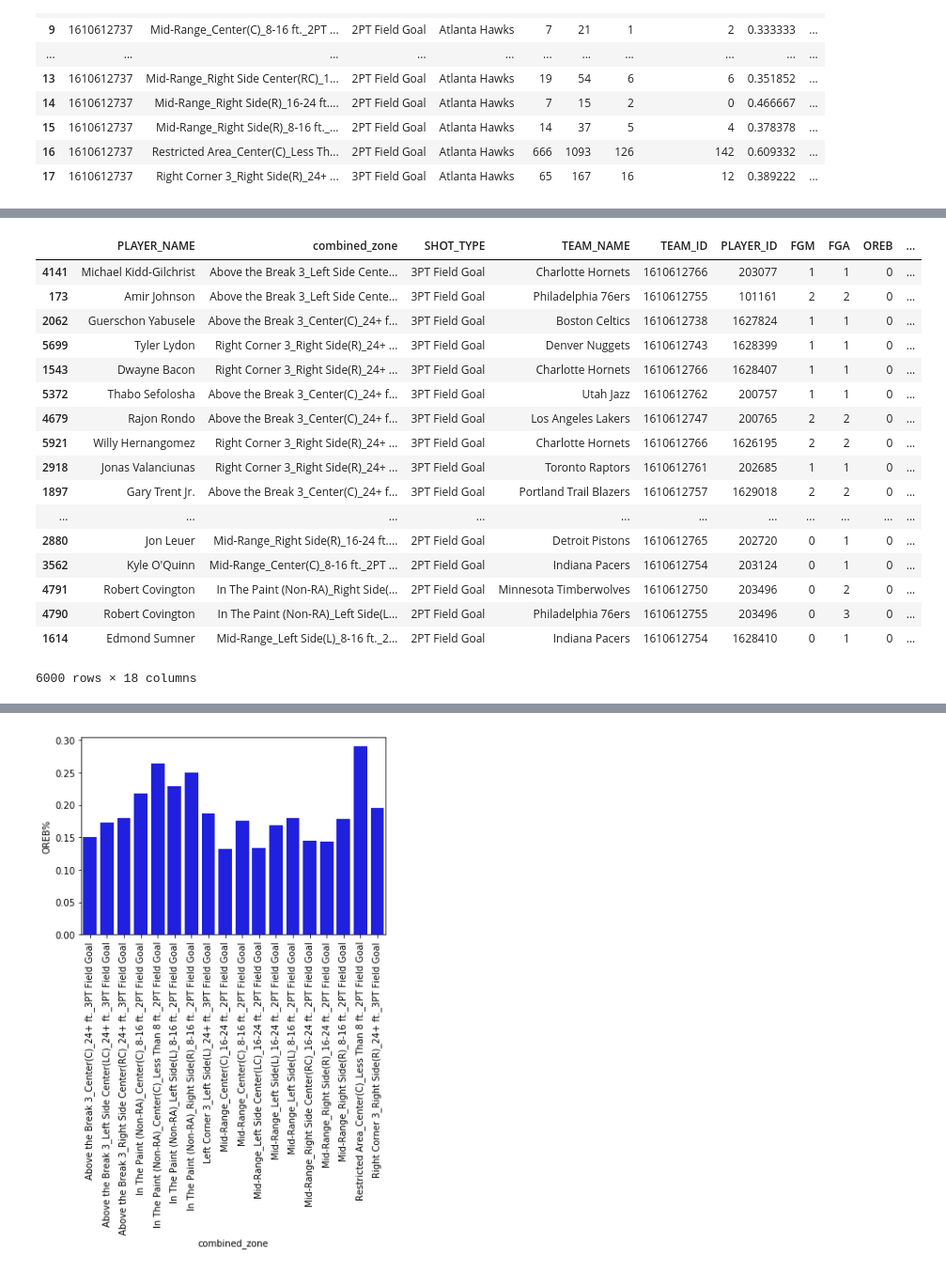
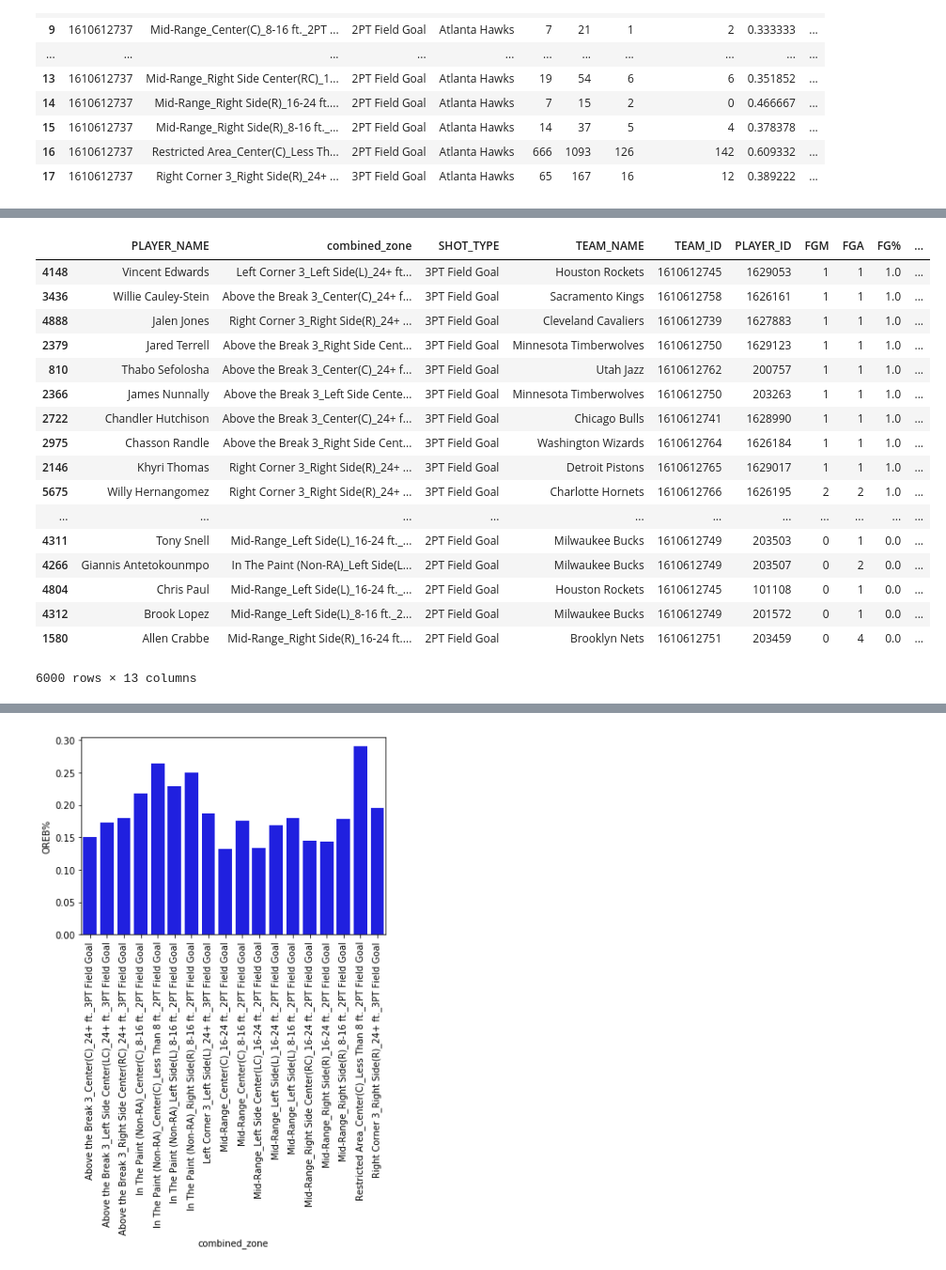
Before and after one commit to scottyla19/nylon, a Jupyter notebook: expected-value/Expected Points per Shot.ipynb, the cells around one changed output, grey strips where cells are left out. Shown at 94% size. Cells and saved outputs as stored; diff of their text form; code cells hidden in the pictures.

Commit message:
updated expected value

```diff
--- a/expected-value/Expected Points per Shot.ipynb
+++ b/expected-value/Expected Points per Shot.ipynb
@@ -297,8 +297,8 @@ print(stat, p)
 # %% [output]
 0.9462716579437256 0.13423529267311096
 # %%
-calcMeanPtsOREB= player_by_zone['pts_per_OREB'].mean()
-calcStdPtsOREB= player_by_zone['pts_per_OREB'].std()
+calcMeanPtsOREB= league_by_zone['pts_per_OREB'].mean()
+calcStdPtsOREB= league_by_zone['pts_per_OREB'].std()
 nbaMeanOREB_PTS= nbaREB['PTS/OREB'].mean()
 nbaStdOREB_PTS= nbaREB['PTS/OREB'].std()
 # %%
@@ -422,17 +406,22 @@ player_by_zone = shotsPBP.groupby(by=["PLAYER_NAME","combined_zone"], as_index=F
                                                                                            "PLAYER_ID": "max",
                                                                            "SHOT_MADE_FLAG":"sum",
                                                                             "SHOT_ATTEMPTED_FLAG": "sum",
-                                                                           "creates_OREB": "sum",
-                                                                                          "two_next_shot_value":"sum"})
+#                                                                            "creates_OREB": "sum",
+#                                                                                           "two_next_shot_value":"sum"
+                                                                                          })
 
 player_by_zone.rename(columns={"SHOT_ATTEMPTED_FLAG": "FGA",
-                               "creates_OREB": "OREB",
+#                                "creates_OREB": "OREB",
                         "SHOT_MADE_FLAG":"FGM",
-                            "two_next_shot_value":"2nd_Chance_Pts"}, inplace=True)
+#                             "two_next_shot_value":"2nd_Chance_Pts"
+                              }, inplace=True)
 player_by_zone.fillna(0, inplace=True)
 player_by_zone["FG%"] = player_by_zone.FGM/player_by_zone.FGA
-player_by_zone["MISSES"] = player_by_zone.FGA - player_by_zone.FGM
-player_by_zone["OREB%"] = player_by_zone.OREB/player_by_zone.MISSES
+# player_by_zone["MISSES"] = player_by_zone.FGA - player_by_zone.FGM
+# player_by_zone["OREB%"] = player_by_zone.OREB/player_by_zone.MISSES
 player_by_zone["shot_value"] = np.where(player_by_zone.SHOT_TYPE.str.contains('2PT') ,2,3)
-player_by_zone["pts_per_OREB"] = player_by_zone["2nd_Chance_Pts"]/player_by_zone["OREB"]
-player_by_zone.fillna(0, inplace=True)
+# player_by_zone["pts_per_OREB"] = player_by_zone["2nd_Chance_Pts"]/player_by_zone["OREB"]
+# player_by_zone.fillna(0, inplace=True)
+player_by_zone = player_by_zone.merge(team_by_zone[['TEAM_ID','combined_zone','scaled_pts_per_OREB','OREB%']], on=['TEAM_ID','combined_zone'])
+player_by_zone
+# team_by_zone.iloc[:,np.r_[0:2,6:16]]
@@ -439,29 +447,27 @@ player_by_zone.fillna(0, inplace=True)
 # %%
-player_by_zone['z_pts_per_OREB'] = (player_by_zone.pts_per_OREB - calcMeanPtsOREB)/calcStdPtsOREB
 
-player_by_zone['scaled_pts_per_OREB'] = player_by_zone['z_pts_per_OREB']* nbaStdOREB_PTS + nbaMeanOREB_PTS
 player_by_zone['xpps'] = player_by_zone["FG%"] * player_by_zone.shot_value + (1- player_by_zone['FG%'])*player_by_zone["OREB%"]*player_by_zone.scaled_pts_per_OREB
 
 player_by_zone.sort_values("xpps", ascending=False)
 # %% [output]
-|  | PLAYER_NAME | combined_zone | SHOT_TYPE | TEAM_NAME | TEAM_ID | PLAYER_ID | FGM | FGA | OREB | ... |
-| 4141 | Michael Kidd-Gilchrist | Above the Break 3_Left Side Cente... | 3PT Field Goal | Charlotte Hornets | 1610612766 | 203077 | 1 | 1 | 0 | ... |
-| 173 | Amir Johnson | Above the Break 3_Left Side Cente... | 3PT Field Goal | Philadelphia 76ers | 1610612755 | 101161 | 2 | 2 | 0 | ... |
-| 2062 | Guerschon Yabusele | Above the Break 3_Center(C)_24+ f... | 3PT Field Goal | Boston Celtics | 1610612738 | 1627824 | 1 | 1 | 0 | ... |
-| 5699 | Tyler Lydon | Right Corner 3_Right Side(R)_24+ ... | 3PT Field Goal | Denver Nuggets | 1610612743 | 1628399 | 1 | 1 | 0 | ... |
-| 1543 | Dwayne Bacon | Right Corner 3_Right Side(R)_24+ ... | 3PT Field Goal | Charlotte Hornets | 1610612766 | 1628407 | 1 | 1 | 0 | ... |
-| 5372 | Thabo Sefolosha | Above the Break 3_Center(C)_24+ f... | 3PT Field Goal | Utah Jazz | 1610612762 | 200757 | 1 | 1 | 0 | ... |
-| 4679 | Rajon Rondo | Above the Break 3_Center(C)_24+ f... | 3PT Field Goal | Los Angeles Lakers | 1610612747 | 200765 | 2 | 2 | 0 | ... |
-| 5921 | Willy Hernangomez | Right Corner 3_Right Side(R)_24+ ... | 3PT Field Goal | Charlotte Hornets | 1610612766 | 1626195 | 2 | 2 | 0 | ... |
-| 2918 | Jonas Valanciunas | Right Corner 3_Right Side(R)_24+ ... | 3PT Field Goal | Toronto Raptors | 1610612761 | 202685 | 1 | 1 | 0 | ... |
-| 1897 | Gary Trent Jr. | Above the Break 3_Center(C)_24+ f... | 3PT Field Goal | Portland Trail Blazers | 1610612757 | 1629018 | 2 | 2 | 0 | ... |
+|  | PLAYER_NAME | combined_zone | SHOT_TYPE | TEAM_NAME | TEAM_ID | PLAYER_ID | FGM | FGA | FG% | ... |
+| 4148 | Vincent Edwards | Left Corner 3_Left Side(L)_24+ ft... | 3PT Field Goal | Houston Rockets | 1610612745 | 1629053 | 1 | 1 | 1.0 | ... |
+| 3436 | Willie Cauley-Stein | Above the Break 3_Center(C)_24+ f... | 3PT Field Goal | Sacramento Kings | 1610612758 | 1626161 | 1 | 1 | 1.0 | ... |
+| 4888 | Jalen Jones | Right Corner 3_Right Side(R)_24+ ... | 3PT Field Goal | Cleveland Cavaliers | 1610612739 | 1627883 | 1 | 1 | 1.0 | ... |
+| 2379 | Jared Terrell | Above the Break 3_Right Side Cent... | 3PT Field Goal | Minnesota Timberwolves | 1610612750 | 1629123 | 1 | 1 | 1.0 | ... |
+| 810 | Thabo Sefolosha | Above the Break 3_Center(C)_24+ f... | 3PT Field Goal | Utah Jazz | 1610612762 | 200757 | 1 | 1 | 1.0 | ... |
+| 2366 | James Nunnally | Above the Break 3_Left Side Cente... | 3PT Field Goal | Minnesota Timberwolves | 1610612750 | 203263 | 1 | 1 | 1.0 | ... |
+| 2722 | Chandler Hutchison | Above the Break 3_Center(C)_24+ f... | 3PT Field Goal | Chicago Bulls | 1610612741 | 1628990 | 1 | 1 | 1.0 | ... |
+| 2975 | Chasson Randle | Above the Break 3_Right Side Cent... | 3PT Field Goal | Washington Wizards | 1610612764 | 1626184 | 1 | 1 | 1.0 | ... |
+| 2146 | Khyri Thomas | Right Corner 3_Right Side(R)_24+ ... | 3PT Field Goal | Detroit Pistons | 1610612765 | 1629017 | 1 | 1 | 1.0 | ... |
+| 5675 | Willy Hernangomez | Right Corner 3_Right Side(R)_24+ ... | 3PT Field Goal | Charlotte Hornets | 1610612766 | 1626195 | 2 | 2 | 1.0 | ... |
 | ... | ... | ... | ... | ... | ... | ... | ... | ... | ... | ... |
-| 2880 | Jon Leuer | Mid-Range_Right Side(R)_16-24 ft.... | 2PT Field Goal | Detroit Pistons | 1610612765 | 202720 | 0 | 1 | 0 | ... |
-| 3562 | Kyle O'Quinn | Mid-Range_Center(C)_8-16 ft._2PT ... | 2PT Field Goal | Indiana Pacers | 1610612754 | 203124 | 0 | 1 | 0 | ... |
-| 4791 | Robert Covington | In The Paint (Non-RA)_Right Side(... | 2PT Field Goal | Minnesota Timberwolves | 1610612750 | 203496 | 0 | 2 | 0 | ... |
-| 4790 | Robert Covington | In The Paint (Non-RA)_Left Side(L... | 2PT Field Goal | Philadelphia 76ers | 1610612755 | 203496 | 0 | 3 | 0 | ... |
-| 1614 | Edmond Sumner | Mid-Range_Left Side(L)_8-16 ft._2... | 2PT Field Goal | Indiana Pacers | 1610612754 | 1628410 | 0 | 1 | 0 | ... |
+| 4311 | Tony Snell | Mid-Range_Left Side(L)_16-24 ft._... | 2PT Field Goal | Milwaukee Bucks | 1610612749 | 203503 | 0 | 1 | 0.0 | ... |
+| 4266 | Giannis Antetokounmpo | In The Paint (Non-RA)_Left Side(L... | 2PT Field Goal | Milwaukee Bucks | 1610612749 | 203507 | 0 | 2 | 0.0 | ... |
+| 4804 | Chris Paul | Mid-Range_Left Side(L)_16-24 ft._... | 2PT Field Goal | Houston Rockets | 1610612745 | 101108 | 0 | 1 | 0.0 | ... |
+| 4312 | Brook Lopez | Mid-Range_Left Side(L)_8-16 ft._2... | 2PT Field Goal | Milwaukee Bucks | 1610612749 | 201572 | 0 | 1 | 0.0 | ... |
+| 1580 | Allen Crabbe | Mid-Range_Right Side(R)_16-24 ft.... | 2PT Field Goal | Brooklyn Nets | 1610612751 | 203459 | 0 | 4 | 0.0 | ... |
-6000 rows × 18 columns
+6000 rows × 13 columns
 # %%
 player_by_zone[player_by_zone.PLAYER_NAME == "Stephen Curry"]
 # %% [output]
```
Also changed, not shown: parts of 9 cells of this notebook, 6 other files.
